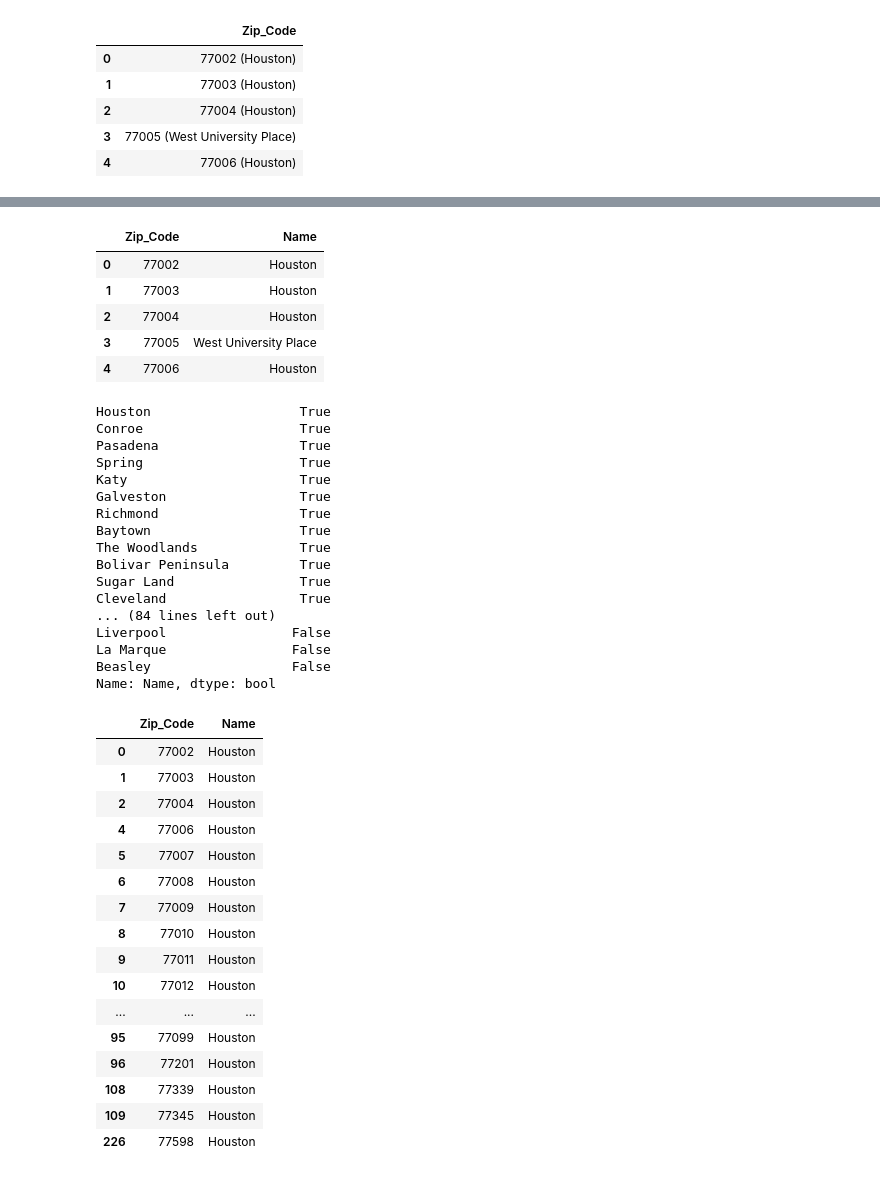
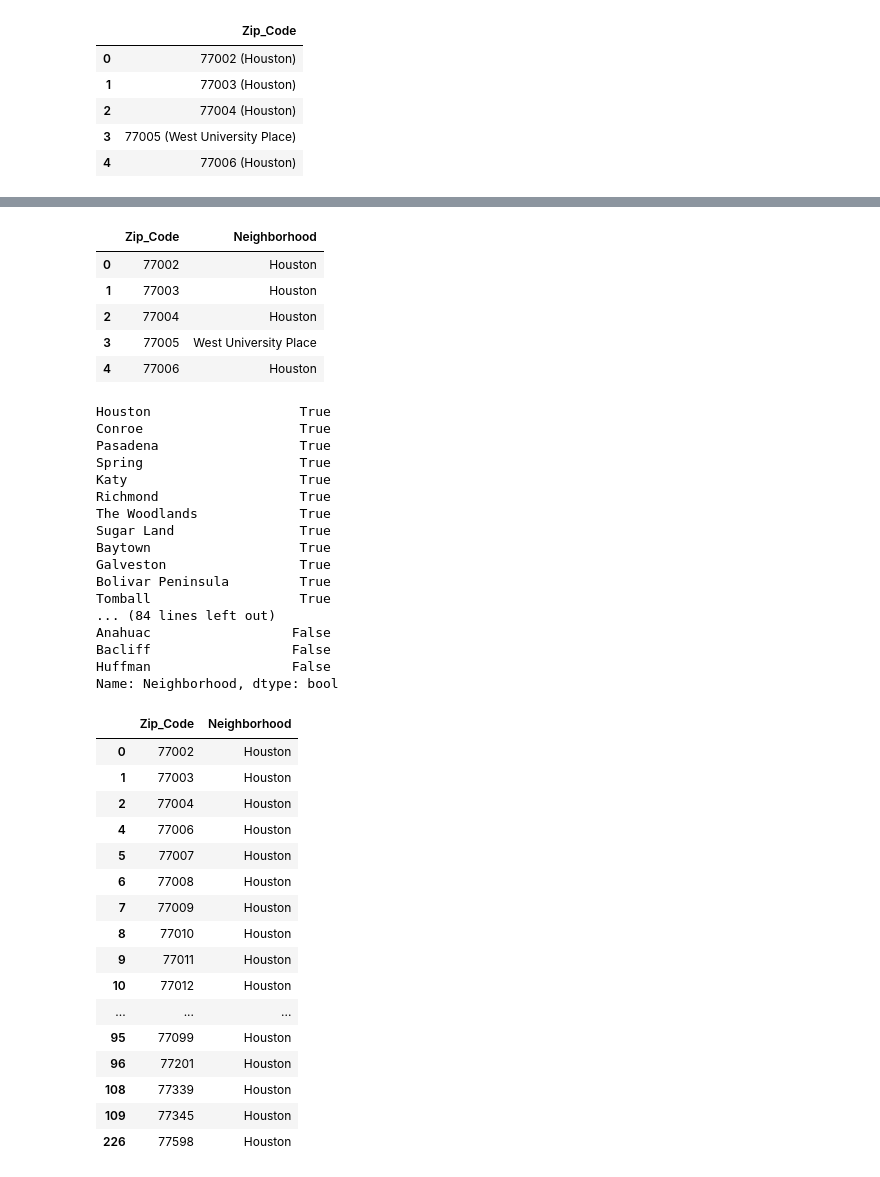
Before and after one commit to joshmiller32/Coursera_Capstone, a Jupyter notebook: zipcodes.ipynb, the cells around one changed output, grey strips where cells are left out. Cells and saved outputs as stored; diff of their text form; code cells hidden in the pictures.

```diff
--- a/zipcodes.ipynb
+++ b/zipcodes.ipynb
@@ -28,9 +28,9 @@ houston_zipcodes.head()
 def clean_zipcodes(zipcode_df):
     column_split = zipcode_df['Zip_Code'].str.split(" ", n = 1, expand = True)
     zipcode_df['Zip_Code'] = column_split[0]
-    zipcode_df['Name'] = column_split[1]
-    zipcode_df['Name'] = zipcode_df['Name'].str.replace('(', '')
-    zipcode_df['Name'] = zipcode_df['Name'].str.replace(')', '')
+    zipcode_df['Neighborhood'] = column_split[1]
+    zipcode_df['Neighborhood'] = zipcode_df['Neighborhood'].str.replace('(', '')
+    zipcode_df['Neighborhood'] = zipcode_df['Neighborhood'].str.replace(')', '')
     return zipcode_df
 # %%
 dallas_cleaned_zips = clean_zipcodes(dfw_zipcodes)
@@ -437,36 +437,36 @@ houston_cleaned_zips = clean_zipcodes(houston_zipcodes)
 # %%
 houston_cleaned_zips.head()
 # %% [output]
-|  | Zip_Code | Name |
+|  | Zip_Code | Neighborhood |
 | 0 | 77002 | Houston |
 | 1 | 77003 | Houston |
 | 2 | 77004 | Houston |
 | 3 | 77005 | West University Place |
 | 4 | 77006 | Houston |
 # %%
-print(houston_cleaned_zips['Name'].value_counts() > 1)
+print(houston_cleaned_zips['Neighborhood'].value_counts() > 1)
 # %% [output]
 Houston                   True
 Conroe                    True
 Pasadena                  True
 Spring                    True
 Katy                      True
+Richmond                  True
+The Woodlands             True
+Sugar Land                True
+Baytown                   True
 Galveston                 True
-Richmond                  True
-Baytown                   True
-The Woodlands             True
 Bolivar Peninsula         True
-Sugar Land                True
-Cleveland                 True
+Tomball                   True
 ... (84 lines left out)
-Liverpool                False
-La Marque                False
-Beasley                  False
-Name: Name, dtype: bool
+Anahuac                  False
+Bacliff                  False
+Huffman                  False
+Name: Neighborhood, dtype: bool
 # %%
-houston_cleaned_zips[houston_cleaned_zips['Name'] == 'Houston']
+houston_cleaned_zips[houston_cleaned_zips['Neighborhood'] == 'Houston']
 # %% [output]
-|  | Zip_Code | Name |
+|  | Zip_Code | Neighborhood |
 | 0 | 77002 | Houston |
 | 1 | 77003 | Houston |
 | 2 | 77004 | Houston |
```
Also changed, not shown: parts of 58 cells of this notebook, 15 other files.
